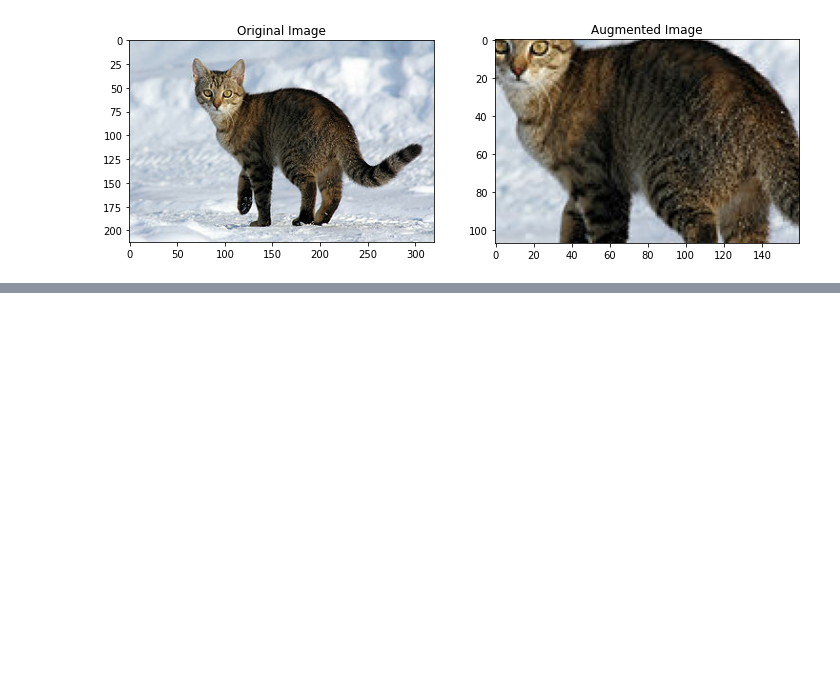
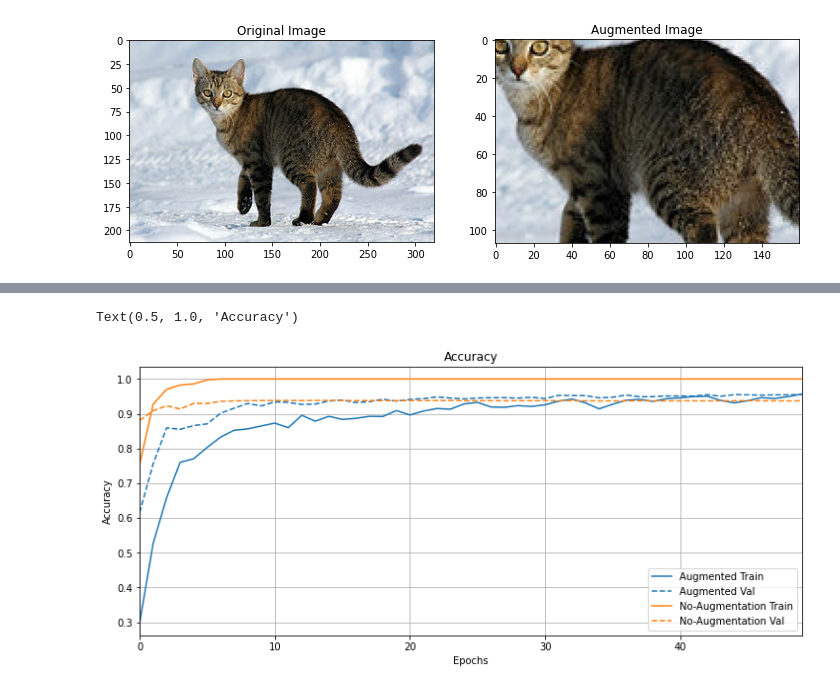
Before and after one commit to rojagtap/tensorflow_notebooks, a Jupyter notebook: data_augmentation.ipynb, the cells around one changed output, grey strips where cells are left out. Cells and saved outputs as stored; diff of their text form; code cells hidden in the pictures; blank space fills up the shorter version.

Commit message:
augmentation completed

```diff
--- a/data_augmentation.ipynb
+++ b/data_augmentation.ipynb
@@ -105,7 +85,7 @@ def augment(image, label):
 # %%
 BATCH_SIZE = 64
 # Only use a subset of the data so it's easier to overfit, for this tutorial
-NUM_EXAMPLES = 100
+NUM_EXAMPLES = 2048
 # %%
 dataset, info =  tfds.load('mnist', as_supervised=True, with_info=True)
 train_dataset, test_dataset = dataset['train'], dataset['test']
@@ -144,7 +131,7 @@ validation_batches = (
 # %%
 def make_model():
   model = tf.keras.Sequential([
-      layers.Flatten(input_shape=(num_train_examples, 28, 28, 1)),
+      layers.Flatten(input_shape=(28, 28, 1)),
       layers.Dense(4096, activation='relu'),
       layers.Dense(4096, activation='relu'),
       layers.Dense(10)
@@ -163,0 +187,8 @@ aug_history = model_with_aug.fit(augmented_train_batches, epochs=50, validation_
+# %%
+plotter = tfdocs.plots.HistoryPlotter()
+
+plotter.plot({'Augmented': aug_history, 'No-Augmentation': no_aug_history}, metric='accuracy')
+plt.title("Accuracy")
+# %% [output]
+Text(0.5, 1.0, 'Accuracy')
+[figure, added]
```
Also changed, not shown: parts of 5 cells of this notebook.
